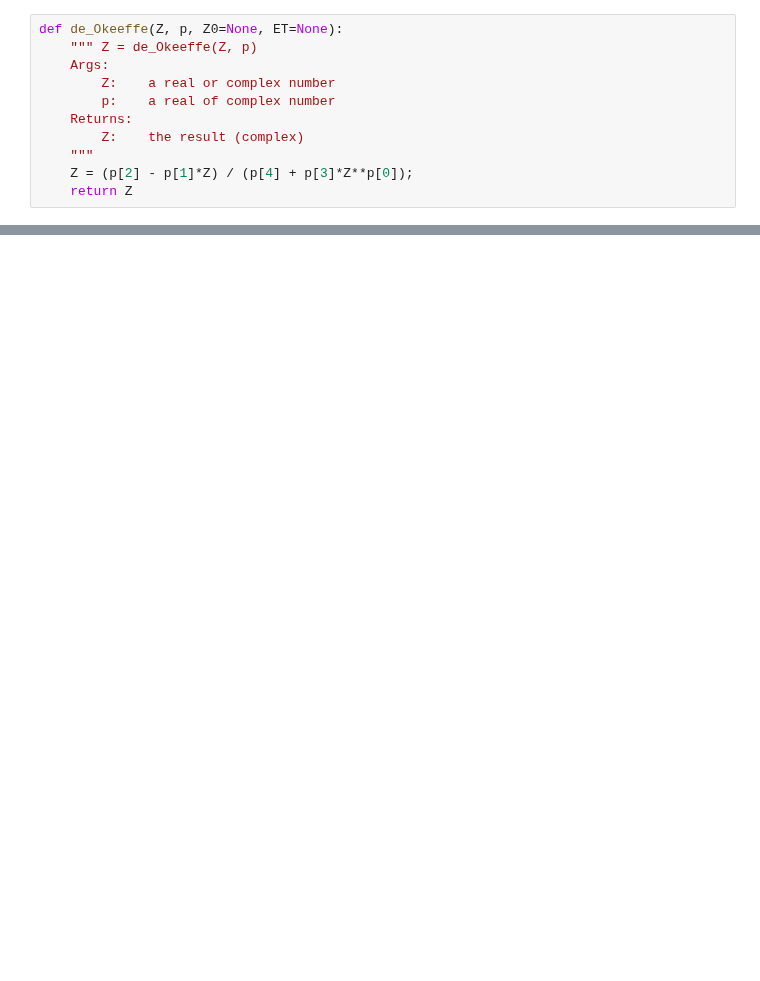
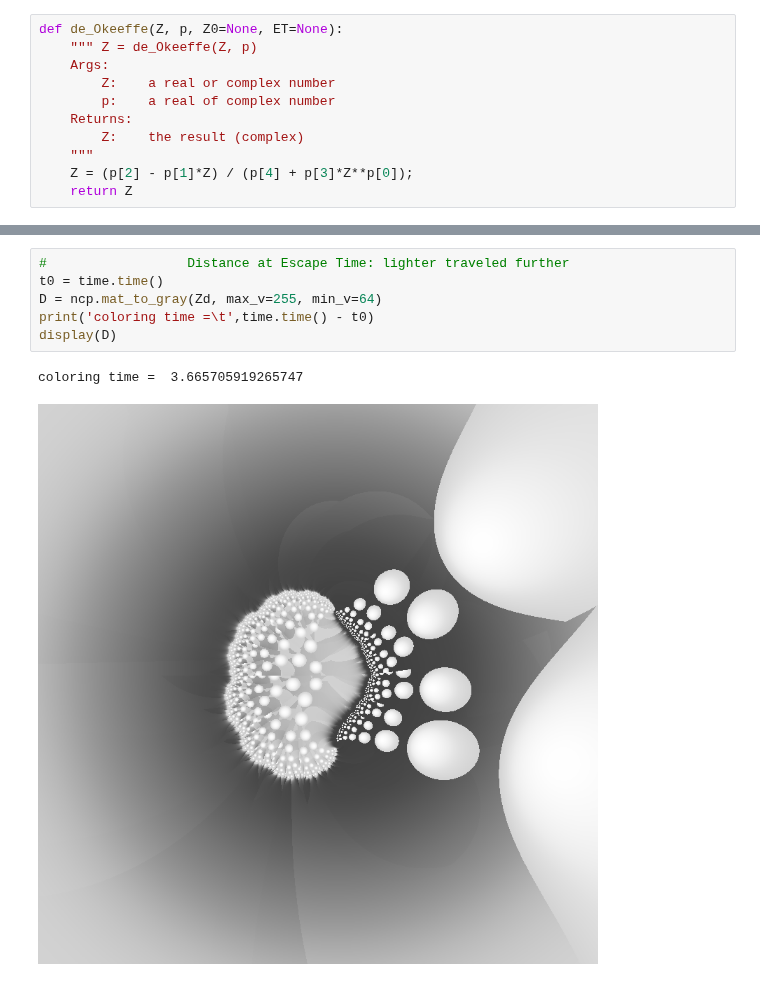
Before and after one commit to dlanier/FlyingMachineFractal, a Jupyter notebook: fig_notebooks/fleur_de_Okeeffe.ipynb, the cells around one changed output, grey strips where cells are left out. Saved outputs shown, nothing was run; the diff lists cells and outputs as text; blank space fills up the shorter version.

```diff
--- a/fig_notebooks/fleur_de_Okeeffe.ipynb
+++ b/fig_notebooks/fleur_de_Okeeffe.ipynb
@@ -93,0 +91,9 @@ display(Ic)
+# %%
+#                  Distance at Escape Time: lighter traveled further
+t0 = time.time()
+D = ncp.mat_to_gray(Zd, max_v=255, min_v=64)
+print('coloring time =\t',time.time() - t0)
+display(D)
+# %% [output]
+coloring time =  3.665705919265747
+[figure, added]
```
Also changed, not shown: parts of 11 cells of this notebook.
